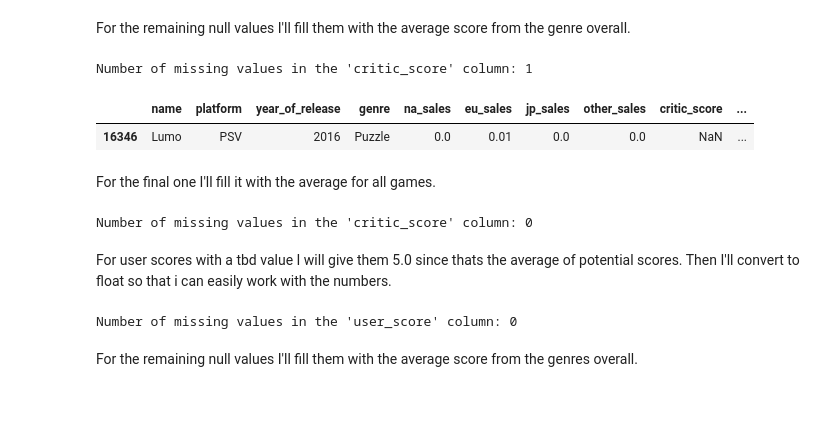
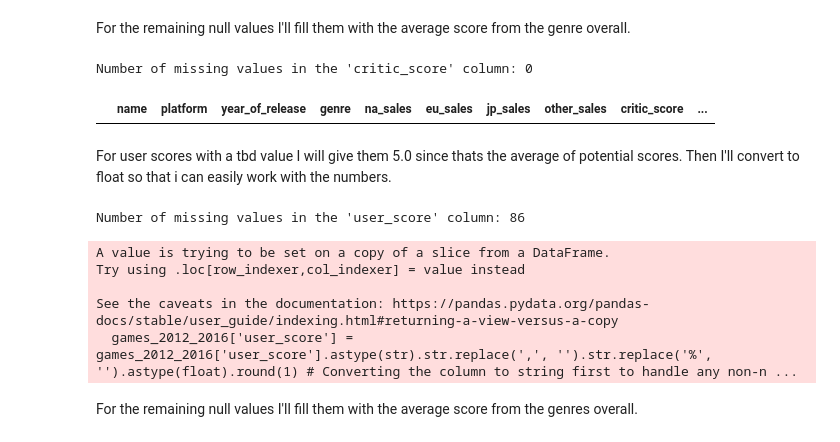
Before and after one commit to DarthPiggyus/Intergated-project, a Jupyter notebook: notebooks/EDA.ipynb, the cells around one changed output. Saved outputs shown, nothing was run; the diff lists cells and outputs as text; code cells hidden in the pictures; blank space fills up the shorter version.

```diff
--- a/notebooks/EDA.ipynb
+++ b/notebooks/EDA.ipynb
@@ -76,3 +73,6 @@ Columns: [name, platform, year_of_release, genre, na_sales, eu_sales, jp_sales,
 Index: []
 # %% [markdown]
 I'm using 'Unknown' here for the names because there's really no way of know what games these are specificlly. They also shouldn't be relavent to our data since we're looking at 2016.
+# %%
+# Update the year_of_release for the game at index 15957
+games.at[15957, 'year_of_release'] = 2010
@@ -195,0 +219,9 @@ games_2016
+# %%
+# Filter the data for the years 2012-2016
+games_2012_2016 = games[(games['year_of_release'] >= 2012) & (games['year_of_release'] <= 2016)]
+
+# Group the data by platform and sum the sales
+platform_sales_2012_2016 = games_2012_2016.groupby('platform')['total_sales'].sum().sort_values(ascending=False)
+
+# Print the top 5 platforms by total sales
+platform_sales_2012_2016.head(5)
@@ -220,15 +358,15 @@ I need to fill the Null values int the critic score and user score still. I'll s
 # %%
 # Group the data by 'platform' and 'genre', then calculate the mean 'critic_score' for each group
-mean_critic_scores = games_2016.groupby(['platform', 'genre'])['critic_score'].mean().round(1).to_dict()
+mean_critic_scores = games_2012_2016.groupby(['platform', 'genre'])['critic_score'].mean().round(1).to_dict()
 
 # Fill the missing values in the 'critic_score' column using the platform-genre mean critic scores
-games_2016.loc[games_2016['critic_score'].isnull(), 'critic_score'] = games_2016.loc[games_2016['critic_score'].isnull(), ['platform', 'genre']].apply(lambda x: mean_critic_scores.get(tuple(x), games_2016['critic_score'].mean()), axis=1)
+games_2012_2016.loc[games_2012_2016['critic_score'].isnull(), 'critic_score'] = games_2012_2016.loc[games_2012_2016['critic_score'].isnull(), ['platform', 'genre']].apply(lambda x: mean_critic_scores.get(tuple(x), games_2012_2016['critic_score'].mean()), axis=1)
 
 # Check for missing values in the 'critic_score' column
-print(f"Number of missing values in the 'critic_score' column: {games_2016['critic_score'].isnull().sum()}")
+print(f"Number of missing values in the 'critic_score' column: {games_2012_2016['critic_score'].isnull().sum()}")
 
 # Get the rows with missing values in the 'critic_score' column
-missing_critic_scores = games_2016[games_2016['critic_score'].isnull()]
+missing_critic_scores = games_2012_2016[games_2012_2016['critic_score'].isnull()]
 
 # Print the missing rows
 missing_critic_scores
@@ -251,55 +389,46 @@ Number of missing values in the 'critic_score' column: 65
 For the remaining null values I'll fill them with the average score from the genre overall.
 # %%
 # Group the data by 'genre' and calculate the mean 'critic_score' for each genre
-genre_mean_critic_scores = games_2016.groupby('genre')['critic_score'].mean().round(1).to_dict()
+genre_mean_critic_scores = games_2012_2016.groupby('genre')['critic_score'].mean().round(1).to_dict()
 
 # Fill the remaining missing values in the 'critic_score' column with the genre average
-games_2016.loc[games_2016['critic_score'].isnull(), 'critic_score'] = games_2016.loc[games_2016['critic_score'].isnull(), 'genre'].map(genre_mean_critic_scores)
+games_2012_2016.loc[games_2012_2016['critic_score'].isnull(), 'critic_score'] = games_2012_2016.loc[games_2012_2016['critic_score'].isnull(), 'genre'].map(genre_mean_critic_scores)
 
 # Check for remaining missing values in the 'critic_score' column
-print(f"Number of missing values in the 'critic_score' column: {games_2016['critic_score'].isnull().sum()}")
+print(f"Number of missing values in the 'critic_score' column: {games_2012_2016['critic_score'].isnull().sum()}")
 
 # Get the rows with missing values in the 'critic_score' column
-missing_critic_scores = games_2016[games_2016['critic_score'].isnull()]
+missing_critic_scores = games_2012_2016[games_2012_2016['critic_score'].isnull()]
 
 # Print the missing rows
 missing_critic_scores
 # %% [output]
-Number of missing values in the 'critic_score' column: 1
+Number of missing values in the 'critic_score' column: 0
 |  | name | platform | year_of_release | genre | na_sales | eu_sales | jp_sales | other_sales | critic_score | ... |
-| 16346 | Lumo | PSV | 2016 | Puzzle | 0.0 | 0.01 | 0.0 | 0.0 | NaN | ... |
-# %% [markdown]
-For the final one I'll fill it with the average for all games.
-# %%
-# Calculate the overall mean 'critic_score' for all games
-overall_mean_critic_score = games_2016['critic_score'].mean().round(1)
-
-# Fill the remaining missing value in the 'critic_score' column with the overall mean
-games_2016.loc[games_2016['critic_score'].isnull(), 'critic_score'] = overall_mean_critic_score
-
-# Check for remaining missing values in the 'critic_score' column
-print(f"Number of missing values in the 'critic_score' column: {games_2016['critic_score'].isnull().sum()}")
-# %% [output]
-Number of missing values in the 'critic_score' column: 0
 # %% [markdown]
 For user scores with a tbd value I will give them 5.0 since thats the average of potential scores. Then I'll convert to float so that i can easily work with the numbers.
 # %%
 # Replace 'tbd' values in the 'user_score' column with 5.0
-games_2016.loc[:, 'user_score'] = games_2016['user_score'].replace('tbd', 5.0)
+games_2012_2016.loc[:, 'user_score'] = games_2012_2016['user_score'].replace('tbd', 5.0)
 
-# Convert the 'user_score' column to float
-games_2016.loc[:, 'user_score'] = games_2016['user_score'].astype(float)
+# Convert the 'user_score' column to float and round to the nearest 0.1
+games_2012_2016['user_score'] = games_2012_2016['user_score'].astype(str).str.replace(',', '').str.replace('%', '').astype(float).round(1) # Converting the column to string first to handle any non-numeric characters and removing those non-numeric characters using string methods
 
 # Group the data by 'genre' and 'platform', calculate the mean 'user_score' for each group
-group_mean_user_scores = games_2016.groupby(['genre', 'platform'])['user_score'].mean().round(1).to_dict()
+group_mean_user_scores = games_2012_2016.groupby(['genre', 'platform'])['user_score'].mean().round(1).to_dict()
 
 # Fill the remaining missing values in the 'user_score' column with the group average
-games_2016.loc[games_2016['user_score'].isnull(), 'user_score'] = games_2016.loc[games_2016['user_score'].isnull(), ['genre', 'platform']].apply(lambda x: group_mean_user_scores[(x['genre'], x['platform'])], axis=1)
+games_2012_2016.loc[games_2012_2016['user_score'].isnull(), 'user_score'] = games_2012_2016.loc[games_2012_2016['user_score'].isnull(), ['genre', 'platform']].apply(lambda x: group_mean_user_scores[(x['genre'], x['platform'])], axis=1)
 
 # Check for remaining missing values in the 'user_score' column
-print(f"Number of missing values in the 'user_score' column: {games_2016['user_score'].isnull().sum()}")
+print(f"Number of missing values in the 'user_score' column: {games_2012_2016['user_score'].isnull().sum()}")
 # %% [output]
-Number of missing values in the 'user_score' column: 0
+Number of missing values in the 'user_score' column: 86
+A value is trying to be set on a copy of a slice from a DataFrame.
+Try using .loc[row_indexer,col_indexer] = value instead
+
+See the caveats in the documentation: https://pandas.pydata.org/pandas-docs/stable/user_guide/indexing.html#returning-a-view-versus-a-copy
+  games_2012_2016['user_score'] = games_2012_2016['user_score'].astype(str).str.replace(',', '').str.replace('%', '').astype(float).round(1) # Converting the column to string first to handle any non-n ...
 # %% [markdown]
 For the remaining null values I'll fill them with the average score from the genres overall.
 # %%
```
Also changed, not shown: parts of 40 cells of this notebook.
